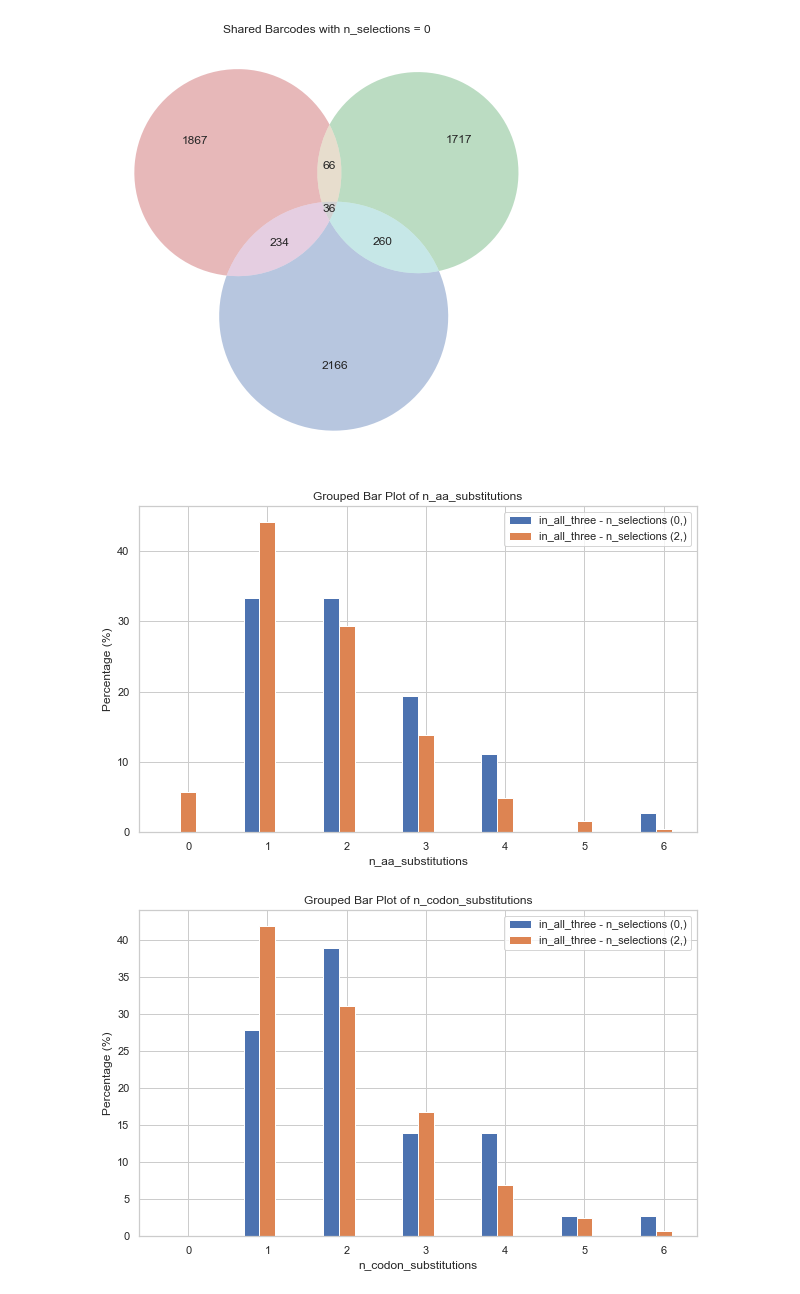
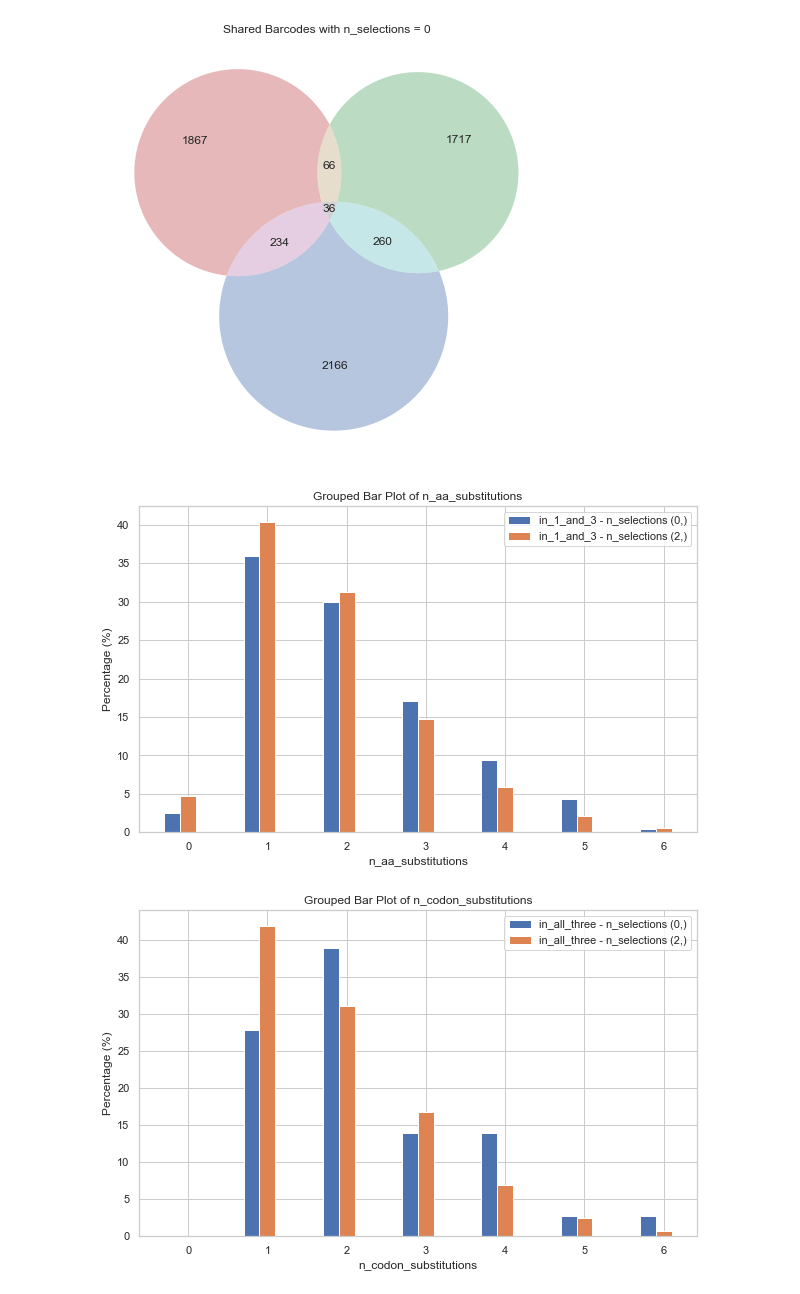
Before and after one commit to kwalcott97/kw_dms, a Jupyter notebook: Untitled.ipynb, the cells around one changed output. Cells and saved outputs as stored; diff of their text form; code cells hidden in the pictures.

```diff
--- a/Untitled.ipynb
+++ b/Untitled.ipynb
@@ -182,7 +182,7 @@ class Plotter:
 
         df = dataframes_dict[key_to_plot]
         func_score_columns = [col for col in df.columns if col.endswith('_func_score') and not col.endswith('_func_score_var')]
-        df['style'] = df['n_aa_substitutions'].apply(lambda x: 'WT' if x > 0 else 'WT')
+        df['style'] = df['n_codon_substitutions'].apply(lambda x: 'variant' if x > 0 else 'WT')
 
         fig, axes = plt.subplots(1, 2, figsize=(20, 10))
         self._plot_scatter_and_regression(df, func_score_columns, axes[0], palette, 'All Data')
@@ -712,17 +712,17 @@ plotter.plot_venn_diagrams(dataframes_dict=func_score_comparisons,
 # %%
 plotter.plot_overlap_bar(
     dataframes_dict=func_score_comparisons,
     keys=[
         'DMSO_B1T1-vs-4U8C_B1T1-and-DMSO_B2T2-vs-4U8C_B2T2',
         'DMSO_B1T2-vs-C7_B1T2-and-DMSO_B2T1-vs-C7_B2T1',
         'DMSO_B1T1-vs-BOTH_B1T1-and-DMSO_B2T1-vs-BOTH_B2T1'
     ],
-    overlap_types=['in_all_three'],
+    overlap_types=['in_1_and_3'],
     n_selections_combinations=[(0,), (2,)],
     histogram_column='n_aa_substitutions'
 )
 # %% [output]
-[figure, old version]
+[figure, new version]
 # %%
 plotter.plot_overlap_bar(
     dataframes_dict=func_score_comparisons,
```
Also changed, not shown: parts of 1 cell of this notebook, 3 other files.
